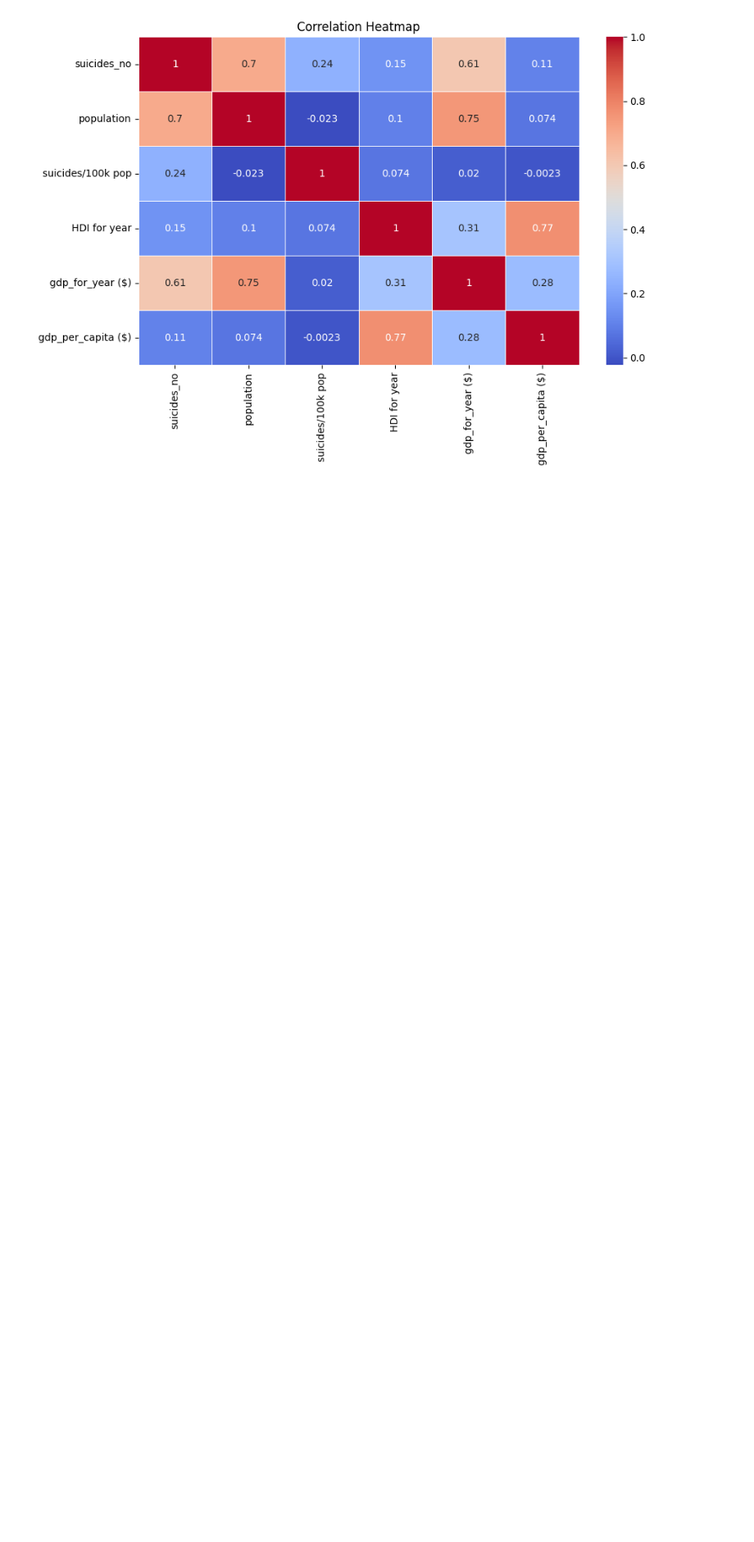
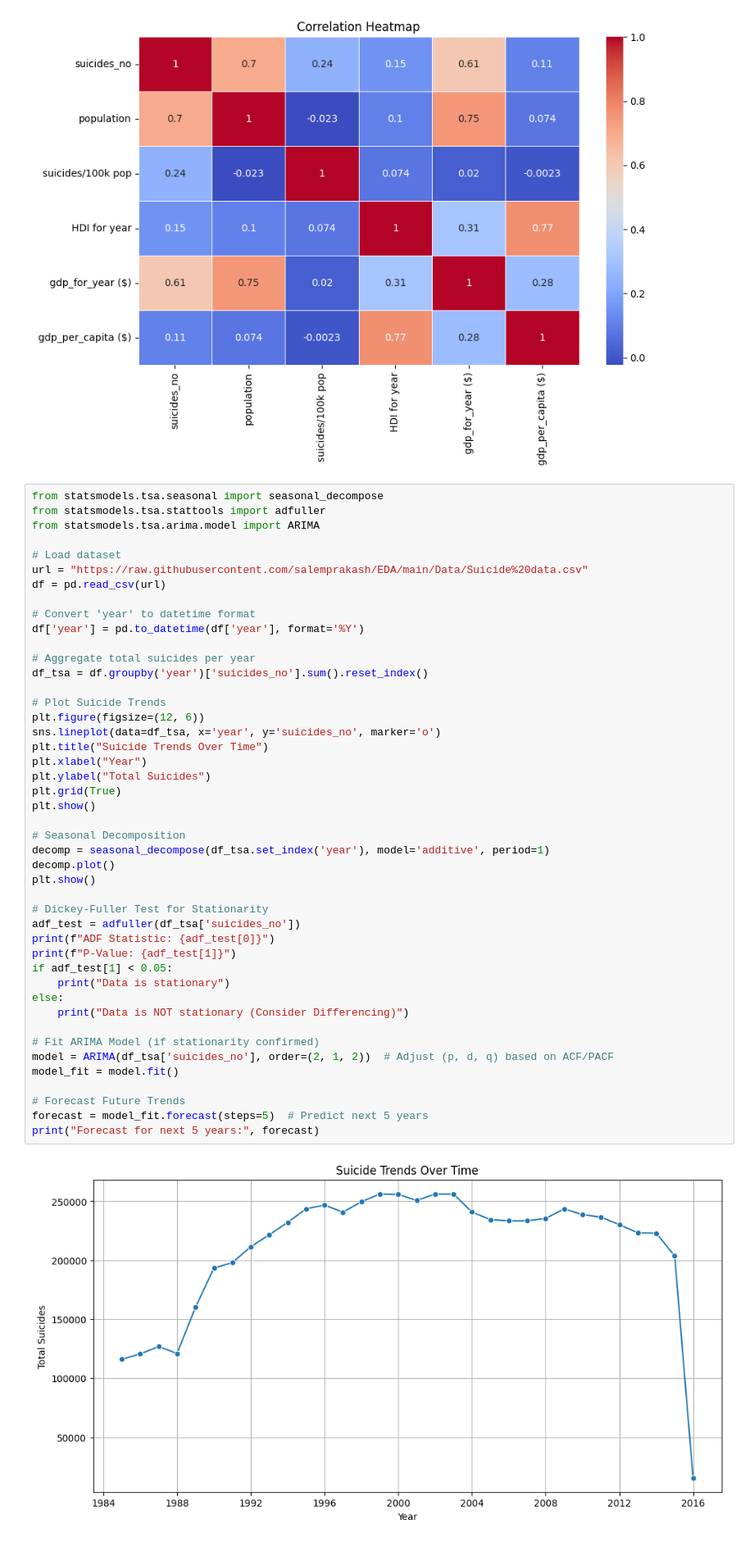
Before and after one commit to SubhayanSinha/21BDS0114_ML, a Jupyter notebook: 21BDS0114.ipynb, the cells around one changed output. Shown at 82% size. Cells and saved outputs as stored; diff of their text form; blank space fills up the shorter version.

```diff
--- a/21BDS0114.ipynb
+++ b/21BDS0114.ipynb
@@ -266,3 +266,50 @@ plt.title("Correlation Heatmap")
 plt.show()
 # %% [output]
 [figure]
+# %%
+from statsmodels.tsa.seasonal import seasonal_decompose
+from statsmodels.tsa.stattools import adfuller
+from statsmodels.tsa.arima.model import ARIMA
+
+# Load dataset
+url = "https://raw.githubusercontent.com/salemprakash/EDA/main/Data/Suicide%20data.csv"
+df = pd.read_csv(url)
+
+# Convert 'year' to datetime format
+df['year'] = pd.to_datetime(df['year'], format='%Y')
+
+# Aggregate total suicides per year
+df_tsa = df.groupby('year')['suicides_no'].sum().reset_index()
+
+# Plot Suicide Trends
+plt.figure(figsize=(12, 6))
+sns.lineplot(data=df_tsa, x='year', y='suicides_no', marker='o')
+plt.title("Suicide Trends Over Time")
+plt.xlabel("Year")
+plt.ylabel("Total Suicides")
+plt.grid(True)
+plt.show()
+
+# Seasonal Decomposition
+decomp = seasonal_decompose(df_tsa.set_index('year'), model='additive', period=1)
+decomp.plot()
+plt.show()
+
+# Dickey-Fuller Test for Stationarity
+adf_test = adfuller(df_tsa['suicides_no'])
+print(f"ADF Statistic: {adf_test[0]}")
+print(f"P-Value: {adf_test[1]}")
+if adf_test[1] < 0.05:
+    print("Data is stationary")
+else:
+    print("Data is NOT stationary (Consider Differencing)")
+
+# Fit ARIMA Model (if stationarity confirmed)
+model = ARIMA(df_tsa['suicides_no'], order=(2, 1, 2))  # Adjust (p, d, q) based on ACF/PACF
+model_fit = model.fit()
+
+# Forecast Future Trends
+forecast = model_fit.forecast(steps=5)  # Predict next 5 years
+print("Forecast for next 5 years:", forecast)
+# %% [output]
+[figure, added]
```
Also changed, not shown: parts of 1 cell of this notebook.
